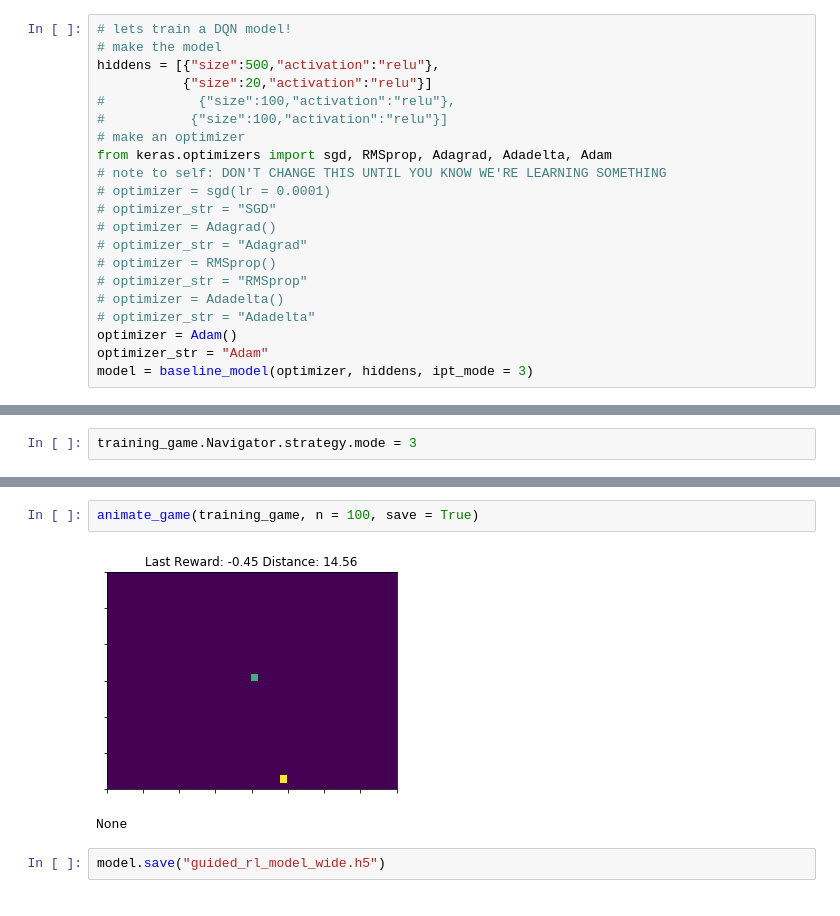
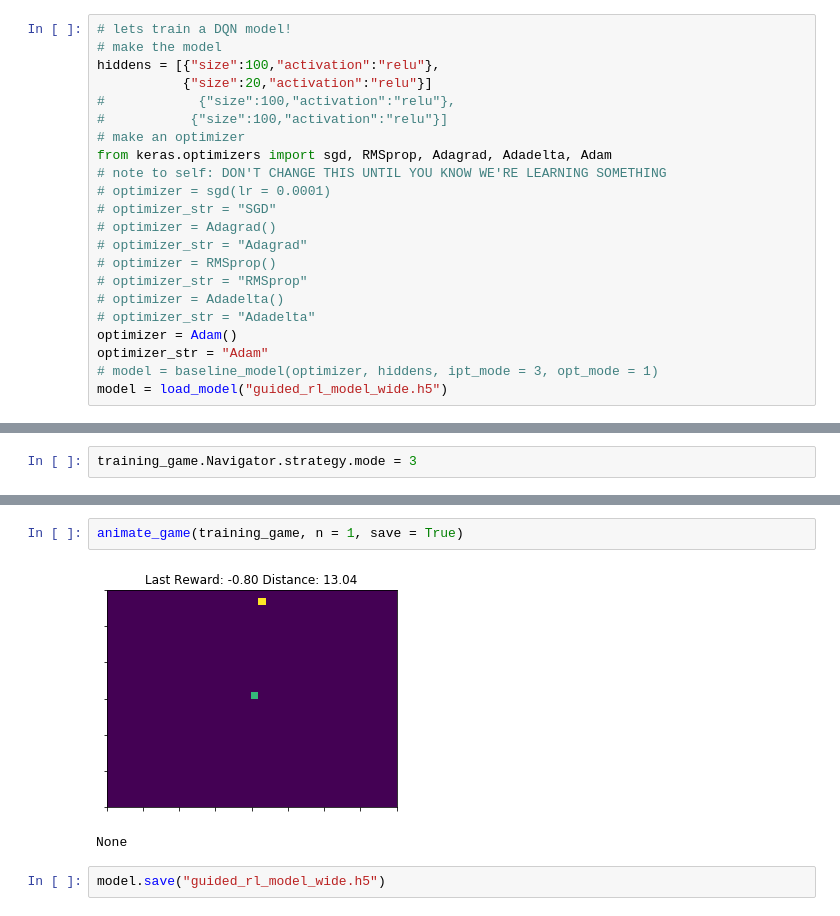
Before and after one commit to tab0r/Neural.Swarms, a Jupyter notebook: NaviGame/Hybrid Model Training.ipynb, the cells around one changed output, grey strips where cells are left out. Drawn from its saved outputs; the diff is of its cells as text.

```diff
--- a/NaviGame/Hybrid Model Training.ipynb
+++ b/NaviGame/Hybrid Model Training.ipynb
@@ -6,7 +5,7 @@ Using Theano backend.
 # %%
 # lets train a DQN model!
 # make the model
-hiddens = [{"size":500,"activation":"relu"},
+hiddens = [{"size":100,"activation":"relu"},
            {"size":20,"activation":"relu"}]
 #            {"size":100,"activation":"relu"},
 #           {"size":100,"activation":"relu"}]
@@ -23,7 +22,8 @@ from keras.optimizers import sgd, RMSprop, Adagrad, Adadelta, Adam
 # optimizer_str = "Adadelta"
 optimizer = Adam()
 optimizer_str = "Adam"
-model = baseline_model(optimizer, hiddens, ipt_mode = 3)
+# model = baseline_model(optimizer, hiddens, ipt_mode = 3, opt_mode = 1)
+model = load_model("guided_rl_model_wide.h5")
 # %%
 training_game_size_x = 40
 training_game_size_y = 30
@@ -108,7 +106,7 @@ pl.show()
 # %%
-animate_game(training_game, n = 100, save = True)
+animate_game(training_game, n = 1, save = True)
 # %% [output]
-[figure, old version]
+[figure, new version]
 None
 # %%
 model.save("guided_rl_model_wide.h5")
```
Also changed, not shown: parts of 5 cells of this notebook, 2 other files.
